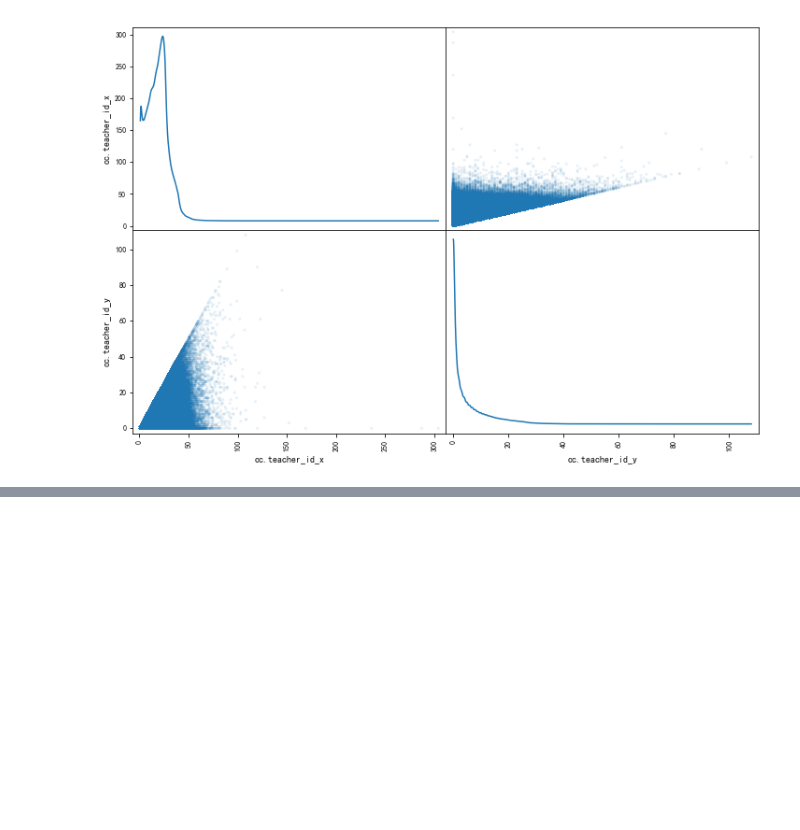
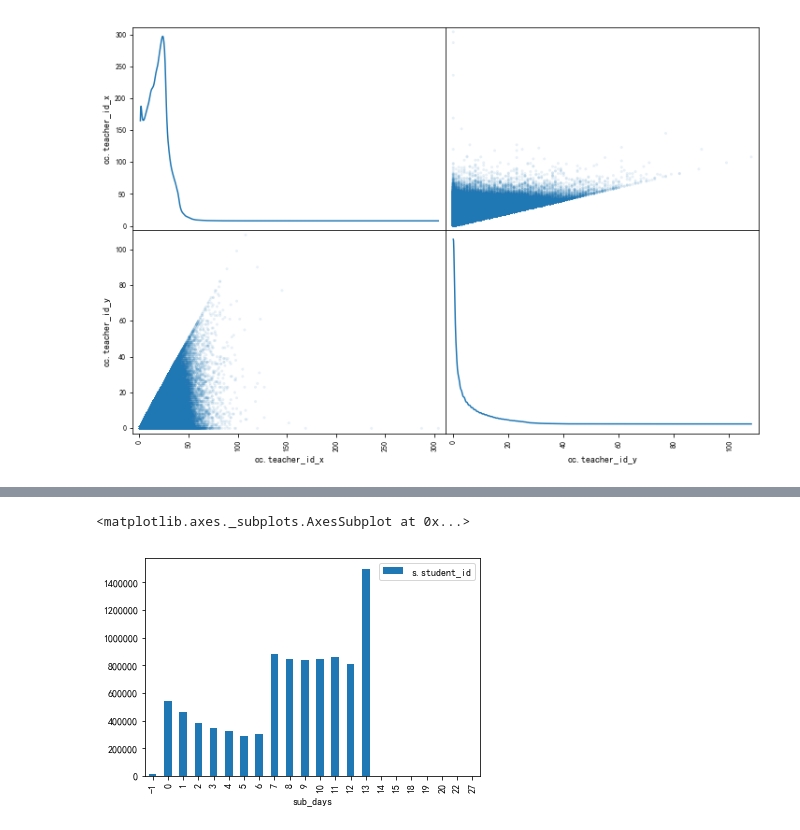
Before and after one commit to zouy50/-, a Jupyter notebook: 其它/教师分布分析/教师分布分析.ipynb, the cells around one changed output, grey strips where cells are left out. Cells and saved outputs as stored; diff of their text form; code cells hidden in the pictures; blank space fills up the shorter version.

```diff
--- a/其它/教师分布分析/教师分布分析.ipynb
+++ b/其它/教师分布分析/教师分布分析.ipynb
@@ -211,0 +244,7 @@ array([[<matplotlib.axes._subplots.AxesSubplot object at 0x...>,
+# %%
+excelent_sub_days_csv = pd.pivot_table(class_df[~class_df['oc.teacher_id'].isin(excelent_teacher_set)],
+                                      index='sub_days', aggfunc=np.count_nonzero, values='s.student_id')
+excelent_sub_days_csv.plot(kind='bar')    # 非优秀老师的约课时间分布
+# %% [output]
+<matplotlib.axes._subplots.AxesSubplot at 0x...>
+[figure, added]
```
Also changed, not shown: parts of 14 cells of this notebook.
